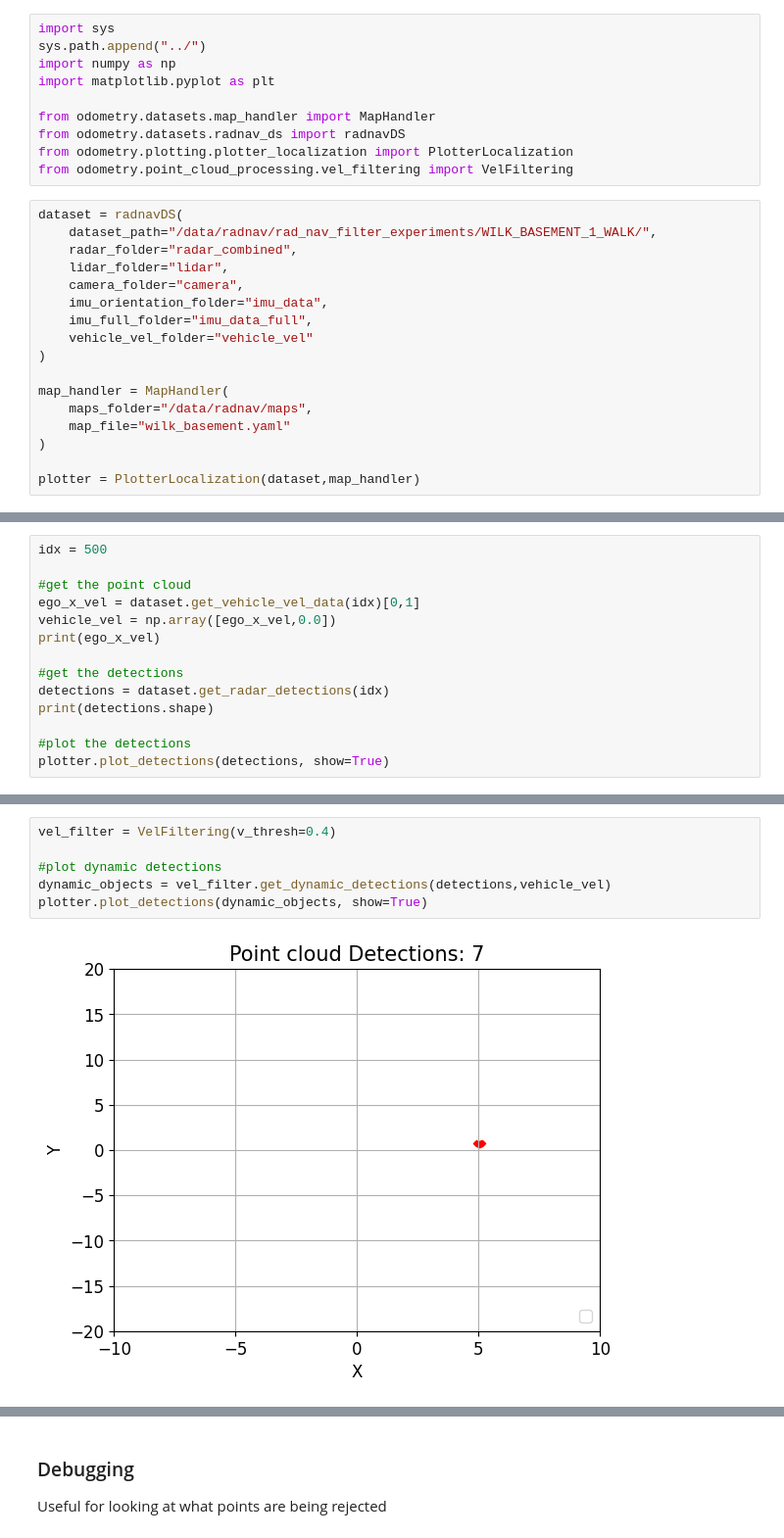
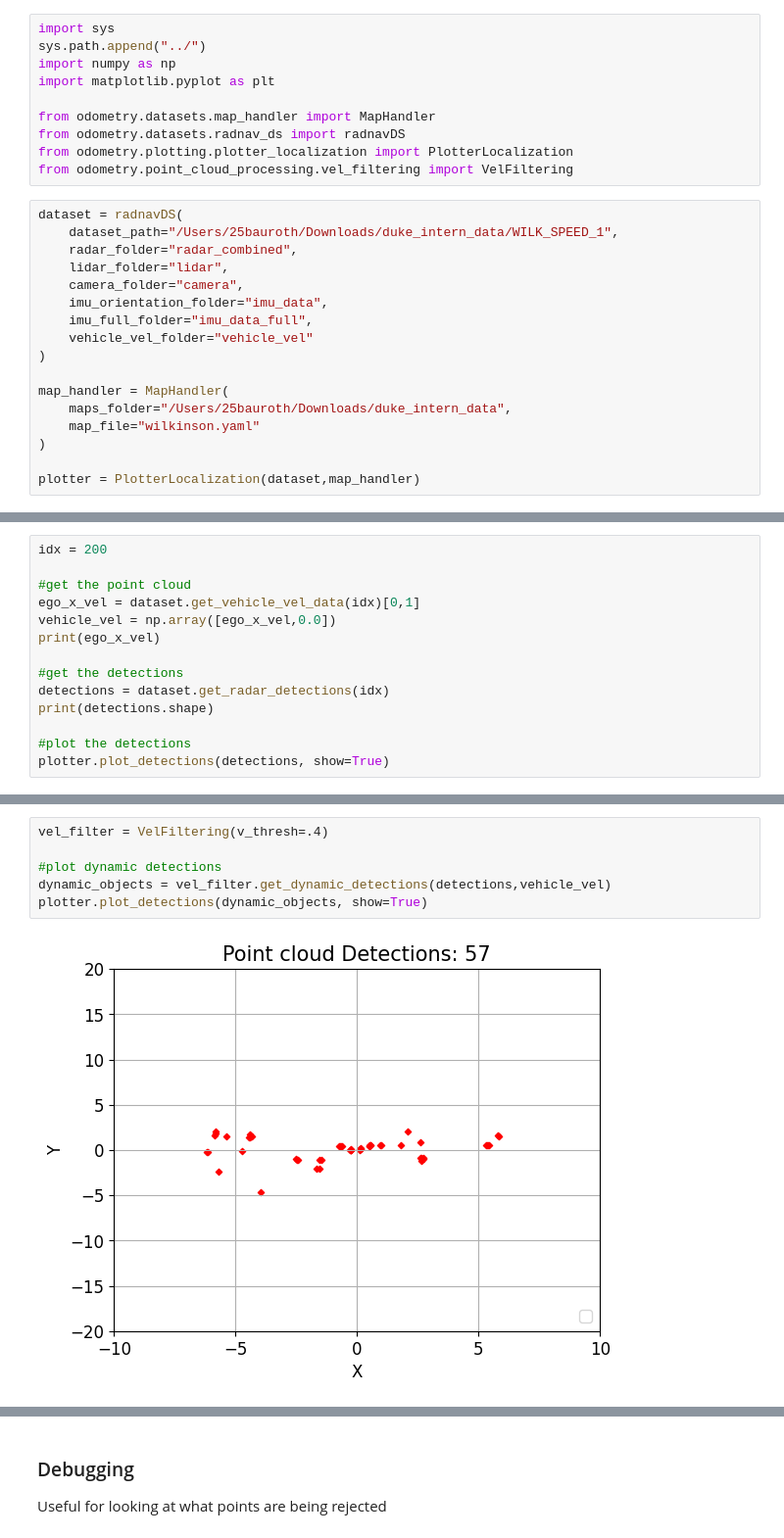
Before and after one commit to davidmhunt/odometry, a Jupyter notebook: notebooks/test_vel_filtering.ipynb, the cells around one changed output, grey strips where cells are left out. Shown at 98% size. Cells and saved outputs as stored; diff of their text form.

```diff
--- a/notebooks/test_vel_filtering.ipynb
+++ b/notebooks/test_vel_filtering.ipynb
@@ -10,7 +10,7 @@ from odometry.plotting.plotter_localization import PlotterLocalization
 from odometry.point_cloud_processing.vel_filtering import VelFiltering
 # %%
 dataset = radnavDS(
-    dataset_path="/data/radnav/rad_nav_filter_experiments/WILK_BASEMENT_1_WALK/",
+    dataset_path="/Users/25bauroth/Downloads/duke_intern_data/WILK_SPEED_1",
     radar_folder="radar_combined",
     lidar_folder="lidar",
     camera_folder="camera",
@@ -20,8 +20,8 @@ dataset = radnavDS(
 )
 
 map_handler = MapHandler(
-    maps_folder="/data/radnav/maps",
-    map_file="wilk_basement.yaml"
+    maps_folder="/Users/25bauroth/Downloads/duke_intern_data",
+    map_file="wilkinson.yaml"
 )
 
 plotter = PlotterLocalization(dataset,map_handler)
@@ -36,5 +36,5 @@ loaded map from /data/radnav/maps/wilk_basement.yaml
 # %%
-idx = 500
+idx = 200
 
 #get the point cloud
 ego_x_vel = dataset.get_vehicle_vel_data(idx)[0,1]
@@ -54,11 +54,11 @@ plotter.plot_detections(detections, show=True)
 # %%
-vel_filter = VelFiltering(v_thresh=0.4)
+vel_filter = VelFiltering(v_thresh=.4)
 
 #plot dynamic detections
 dynamic_objects = vel_filter.get_dynamic_detections(detections,vehicle_vel)
 plotter.plot_detections(dynamic_objects, show=True)
 # %% [output]
-[figure, old version]
+[figure, new version]
 # %%
 #plot the static objects
 static_objects = vel_filter.get_static_detections(detections,vehicle_vel)
```
Also changed, not shown: parts of 6 cells of this notebook, 3 other files.
